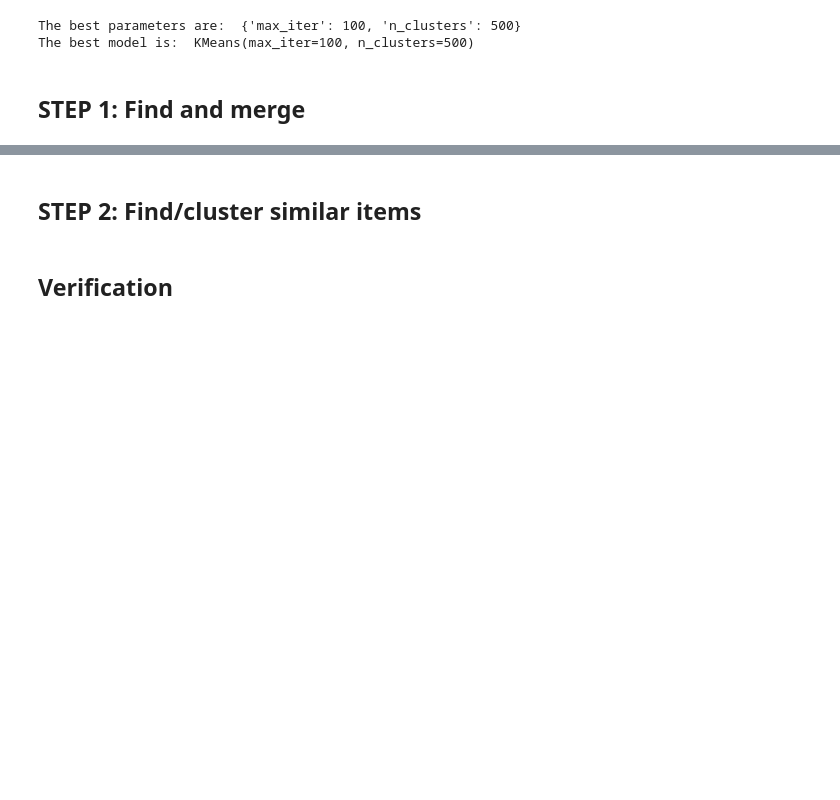
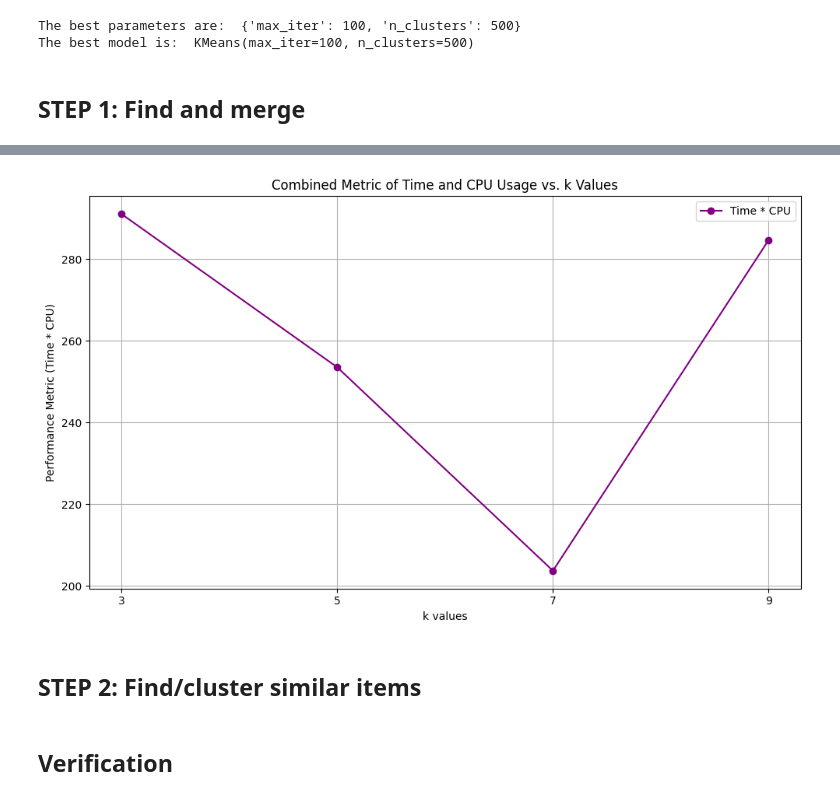
Before and after one commit to hugomoura10/Data_Intensive_Systems, a Jupyter notebook: main.ipynb, the cells around one changed output, grey strips where cells are left out. Cells and saved outputs as stored; diff of their text form; code cells hidden in the pictures; blank space fills up the shorter version.

```diff
--- a/main.ipynb
+++ b/main.ipynb
@@ -224,3 +317,7 @@ Py4JJavaError: An error occurred while calling o33858.csv.
+# %%
+plot_performances(results)
+# %% [output]
+[figure, added]
 # %% [markdown]
 ## STEP 2: Find/cluster similar items
 # %%
```
Also changed, not shown: parts of 11 cells of this notebook, 5 other files.
